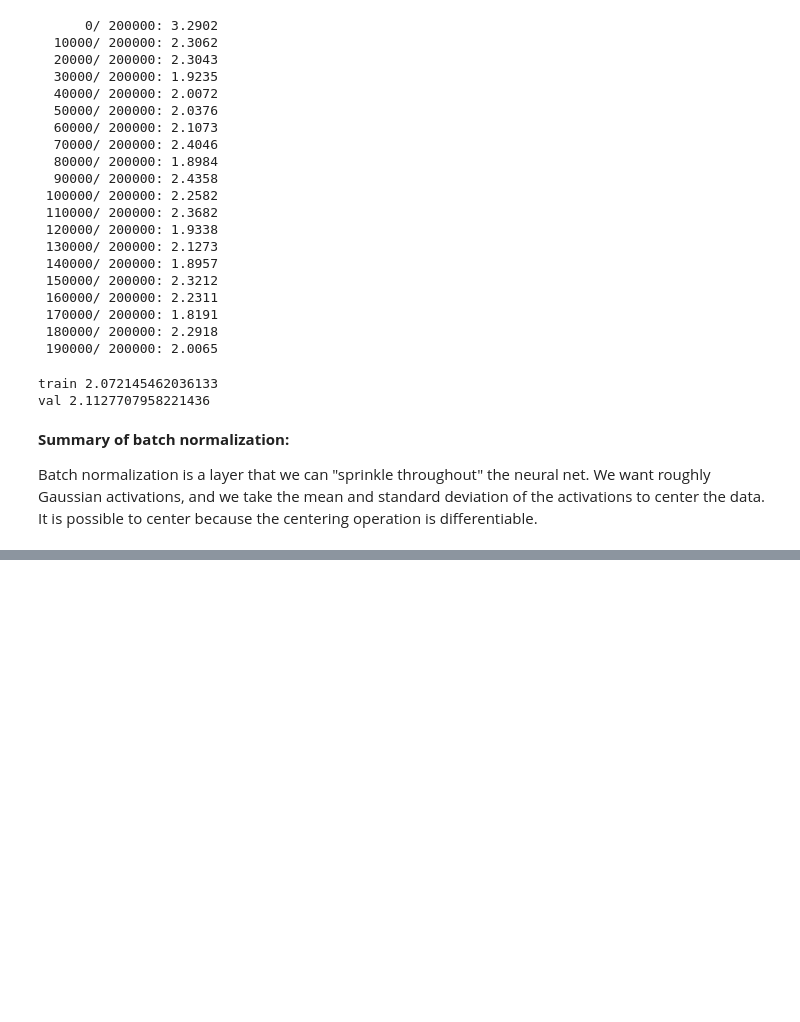
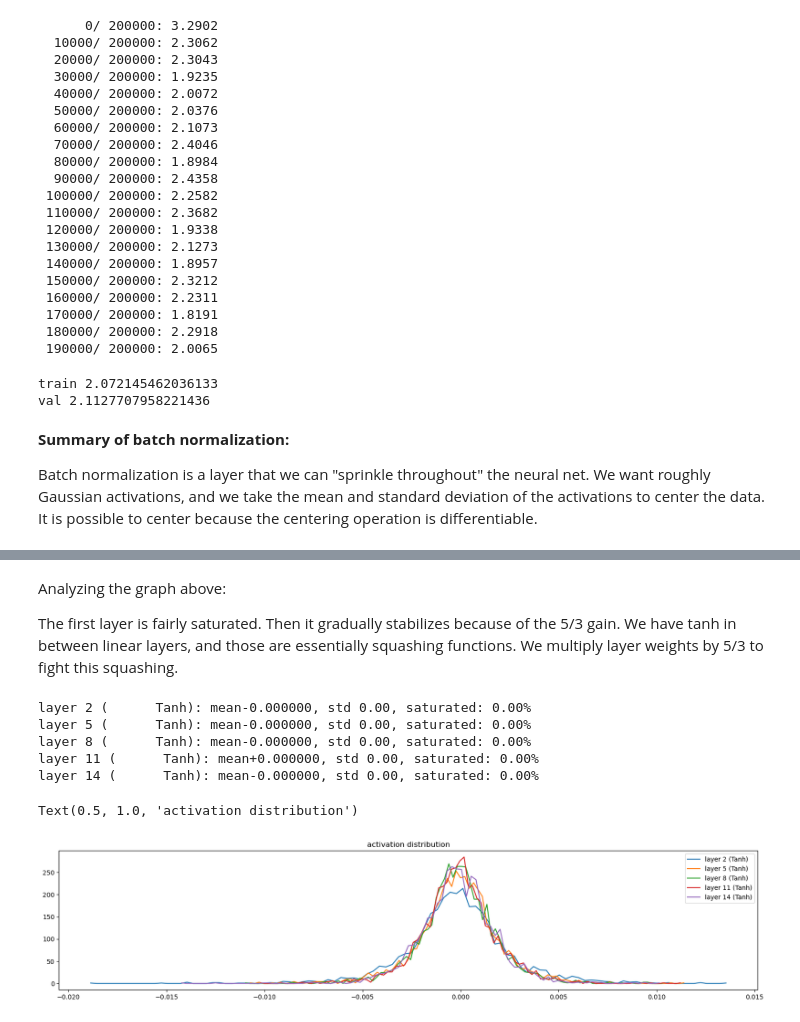
Before and after one commit to Nazym-MU/neural-nets-intro, a Jupyter notebook: makemore (lecture 4).ipynb, the cells around one changed output, grey strips where cells are left out. Saved outputs shown, nothing was run; the diff lists cells and outputs as text; code cells hidden in the pictures; blank space fills up the shorter version.

```diff
--- a/makemore (lecture 4).ipynb
+++ b/makemore (lecture 4).ipynb
@@ -390,0 +577,25 @@ for _ in range(20):
+# %% [markdown]
+Analyzing the graph above:
+
+The first layer is fairly saturated. Then it gradually stabilizes because of the 5/3 gain. We have tanh in between linear layers, and those are essentially squashing functions. We multiply layer weights by 5/3 to fight this squashing.
+# %%
+# visualize histograms (exact same code, but visualizing the gradients) - backward pass
+plt.figure(figsize=(20, 4))
+legends = []
+for i, layer in enumerate(layers[:-1]):
+    if isinstance(layer, Tanh):
+        t = layer.out.grad # take the out statistics
+        print('layer %d (%10s): mean%+f, std %.2f, saturated: %.2f%%' % (i, layer.__class__.__name__, t.mean(), t.std(), (t.abs() > 0.97).float().mean()*100))
+        hy, hx = torch.histogram(t, density=True)
+        plt.plot(hx[:-1].detach(), hy.detach())
+        legends.append(f'layer {i} ({layer.__class__.__name__})')
+plt.legend(legends);
+plt.title('activation distribution')
+# %% [output]
+layer 2 (      Tanh): mean-0.000000, std 0.00, saturated: 0.00%
+layer 5 (      Tanh): mean-0.000000, std 0.00, saturated: 0.00%
+layer 8 (      Tanh): mean-0.000000, std 0.00, saturated: 0.00%
+layer 11 (      Tanh): mean+0.000000, std 0.00, saturated: 0.00%
+layer 14 (      Tanh): mean-0.000000, std 0.00, saturated: 0.00%
+Text(0.5, 1.0, 'activation distribution')
+[figure, added]
```
Also changed, not shown: parts of 12 cells of this notebook.
